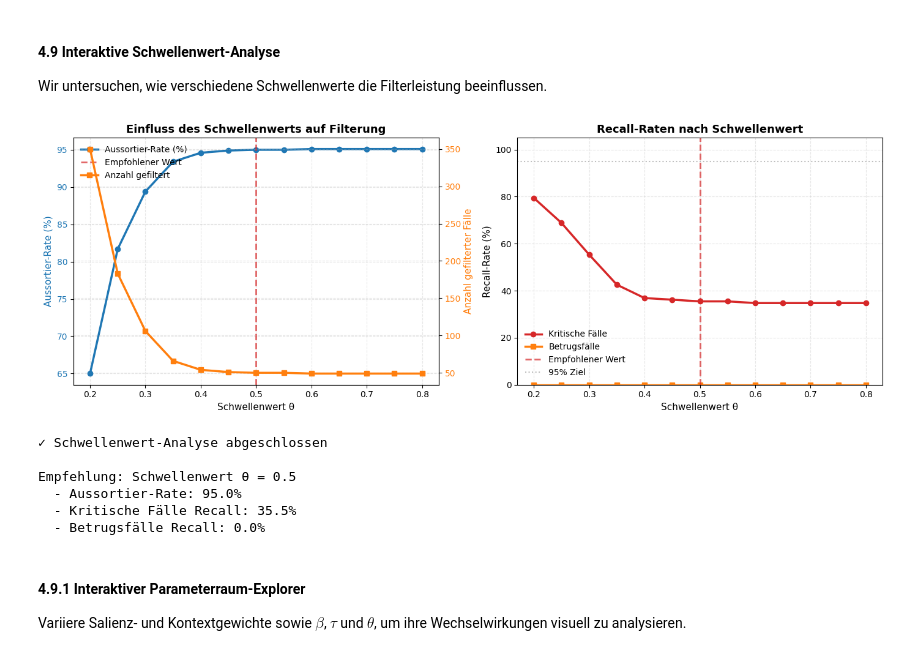
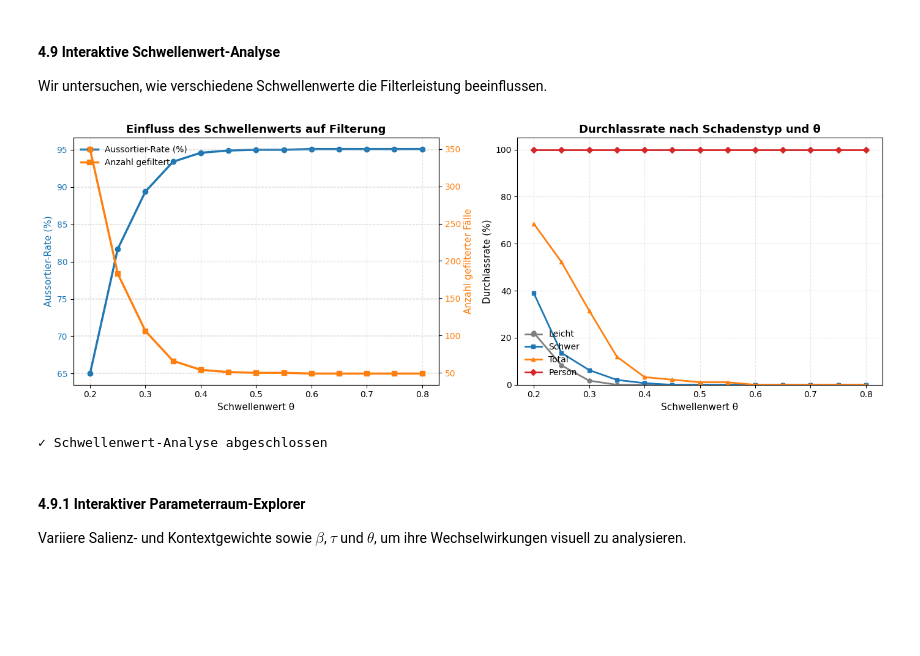
Before and after one commit to Keiko-Evolutio/keiko-memoria-viva, a Jupyter notebook: selective_memory_filtering/selective_memory_filtering.ipynb, the cells around one changed output. Drawn from its saved outputs; the diff is of its cells as text; code cells hidden in the pictures; blank space fills up the shorter version.

```diff
--- a/selective_memory_filtering/selective_memory_filtering.ipynb
+++ b/selective_memory_filtering/selective_memory_filtering.ipynb
@@ -2159,30 +1949,28 @@ VBox(children=(VBox(children=(HTML(value='<b>Schwellenwert-Optimierung:</b><br>W
 
 Wir untersuchen, wie verschiedene Schwellenwerte die Filterleistung beeinflussen.
 # %%
-# Analyze different threshold values
+# Analyse verschiedener Schwellenwerte (theoriezentriert)
 thresholds = np.linspace(0.2, 0.8, 13)
 threshold_results = []
+rates_minor, rates_major, rates_total, rates_person = [], [], [], []
 
 for threshold in thresholds:
     temp_filter = NeurobiologicalFilter(storage_threshold=threshold)
     filtered, rejected, temp_df = temp_filter.filter_claims(test_claims, current_time)
 
-    # Calculate metrics
-    critical_filtered = sum(1 for c in filtered
-                           if c.severity_type in ['personal_injury', 'total_loss'])
-    total_critical = sum(1 for c in test_claims
-                        if c.severity_type in ['personal_injury', 'total_loss'])
-
-    fraud_filtered = sum(1 for c in filtered if c.fraud_risk_score > 0.7)
-    total_fraud = sum(1 for c in test_claims if c.fraud_risk_score > 0.7)
-
+    # Kennzahlen (theoriezentriert)
     threshold_results.append({
         'threshold': threshold,
         'filter_rate': len(rejected) / len(test_claims) * 100,
         'n_filtered': len(filtered),
-        'critical_recall': critical_filtered / max(total_critical, 1) * 100,
-        'fraud_recall': fraud_filtered / max(total_fraud, 1) * 100
     })
+
+    # Durchlassraten nach Schadenstyp
+    tmp_df = temp_df.copy()
+    rates_minor.append(tmp_df[tmp_df['severity_type']=='minor_damage']['filtered'].mean() * 100 if (tmp_df['severity_type']=='minor_damage').any() else 0.0)
+    rates_major.append(tmp_df[tmp_df['severity_type']=='major_damage']['filtered'].mean() * 100 if (tmp_df['severity_type']=='major_damage').any() else 0.0)
+    rates_total.append(tmp_df[tmp_df['severity_type']=='total_loss']['filtered'].mean() * 100 if (tmp_df['severity_type']=='total_loss').any() else 0.0)
+    rates_person.append(tmp_df[tmp_df['severity_type']=='personal_injury']['filtered'].mean() * 100 if (tmp_df['severity_type']=='personal_injury').any() else 0.0)
 
 threshold_df = pd.DataFrame(threshold_results)
 
@@ -2201,62 +1989,42 @@ line2 = ax2.plot(threshold_df['threshold'], threshold_df['n_filtered'],
                  markersize=6, label='Anzahl gefiltert')
 
 ax1.set_xlabel('Schwellenwert θ', fontsize=11)
 ax1.set_ylabel('Aussortier-Rate (%)', fontsize=11, color=PLOT_COLORS['primary'])
 ax2.set_ylabel('Anzahl gefilterter Fälle', fontsize=11, color=PLOT_COLORS['secondary'])
 ax1.set_title('Einfluss des Schwellenwerts auf Filterung', fontsize=13, fontweight='bold')
 
 ax1.tick_params(axis='y', labelcolor=PLOT_COLORS['primary'])
 ax2.tick_params(axis='y', labelcolor=PLOT_COLORS['secondary'])
 ax1.grid(True, alpha=0.3)
 
-# Add vertical line at optimal threshold
-ax1.axvline(0.5, color=PLOT_COLORS['threshold'], linestyle='--',
-            linewidth=2, alpha=0.7, label='Empfohlener Wert')
-
 # Combine legends
 lines1, labels1 = ax1.get_legend_handles_labels()
 lines2, labels2 = ax2.get_legend_handles_labels()
 ax1.legend(lines1 + lines2, labels1 + labels2, loc='upper left')
 
-# Plot 2: Recall rates for critical and fraud cases
+# Plot 2: Durchlassrate nach Schadenstyp vs. θ
 ax = axes[1]
 
-ax.plot(threshold_df['threshold'], threshold_df['critical_recall'],
-        color=PLOT_COLORS['critical'], marker='o', linewidth=2.5,
-        markersize=6, label='Kritische Fälle')
-ax.plot(threshold_df['threshold'], threshold_df['fraud_recall'],
-        color=PLOT_COLORS['fraud_risk'], marker='s', linewidth=2.5,
-        markersize=6, label='Betrugsfälle')
-
-ax.axvline(0.5, color=PLOT_COLORS['threshold'], linestyle='--',
-           linewidth=2, alpha=0.7, label='Empfohlener Wert')
-ax.axhline(95, color='gray', linestyle=':', alpha=0.5, label='95% Ziel')
+ax.plot(threshold_df['threshold'], rates_minor, color=PLOT_COLORS['neutral'], marker='o', linewidth=2.0, markersize=5, label='Leicht')
+ax.plot(threshold_df['threshold'], rates_major, color=PLOT_COLORS['primary'], marker='s', linewidth=2.0, markersize=5, label='Schwer')
+ax.plot(threshold_df['threshold'], rates_total, color=PLOT_COLORS['secondary'], marker='^', linewidth=2.0, markersize=5, label='Total')
+ax.plot(threshold_df['threshold'], rates_person, color=PLOT_COLORS['critical'], marker='D', linewidth=2.0, markersize=5, label='Person')
 
 ax.set_xlabel('Schwellenwert θ', fontsize=11)
-ax.set_ylabel('Recall-Rate (%)', fontsize=11)
-ax.set_title('Recall-Raten nach Schwellenwert', fontsize=13, fontweight='bold')
+ax.set_ylabel('Durchlassrate (%)', fontsize=11)
+ax.set_title('Durchlassrate nach Schadenstyp und θ', fontsize=13, fontweight='bold')
 ax.legend(loc='lower left')
 ax.grid(True, alpha=0.3)
 ax.set_ylim(0, 105)
 
 plt.tight_layout()
 plt.show()
 
 print()
 print("✓ Schwellenwert-Analyse abgeschlossen")
-print()
-print("Empfehlung: Schwellenwert θ = 0.5")
-print(f"  - Aussortier-Rate: {threshold_df[threshold_df['threshold']==0.5]['filter_rate'].values[0]:.1f}%")
-print(f"  - Kritische Fälle Recall: {threshold_df[threshold_df['threshold']==0.5]['critical_recall'].values[0]:.1f}%")
-print(f"  - Betrugsfälle Recall: {threshold_df[threshold_df['threshold']==0.5]['fraud_recall'].values[0]:.1f}%")
 # %% [output]
-[figure, old version]
+[figure, new version]
 ✓ Schwellenwert-Analyse abgeschlossen
-
-Empfehlung: Schwellenwert θ = 0.5
-  - Aussortier-Rate: 95.0%
-  - Kritische Fälle Recall: 35.5%
-  - Betrugsfälle Recall: 0.0%
 # %% [markdown]
 #### 4.9.1 Interaktiver Parameterraum-Explorer
 
```
Also changed, not shown: parts of 12 cells of this notebook.
